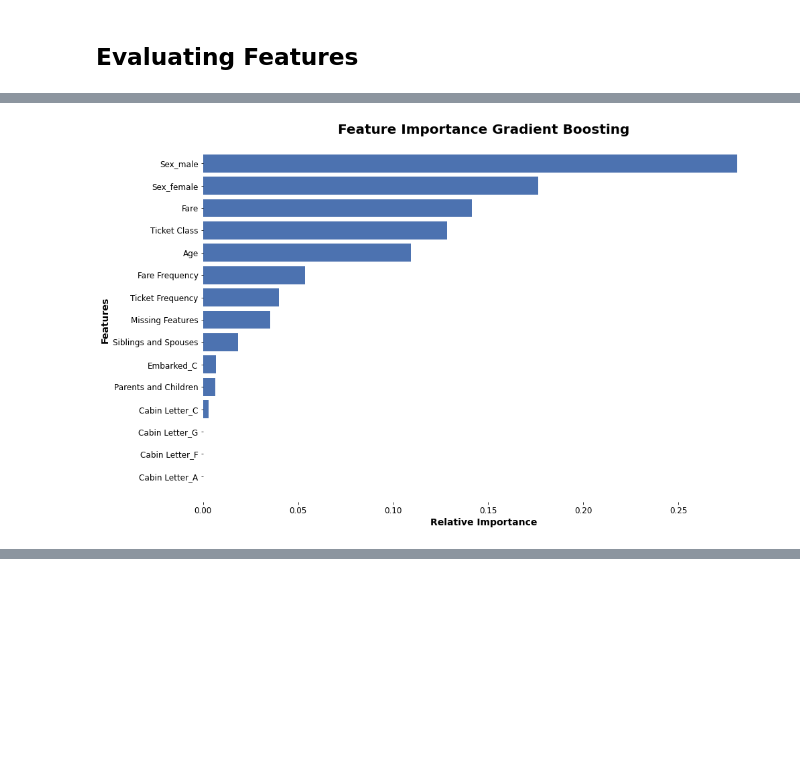
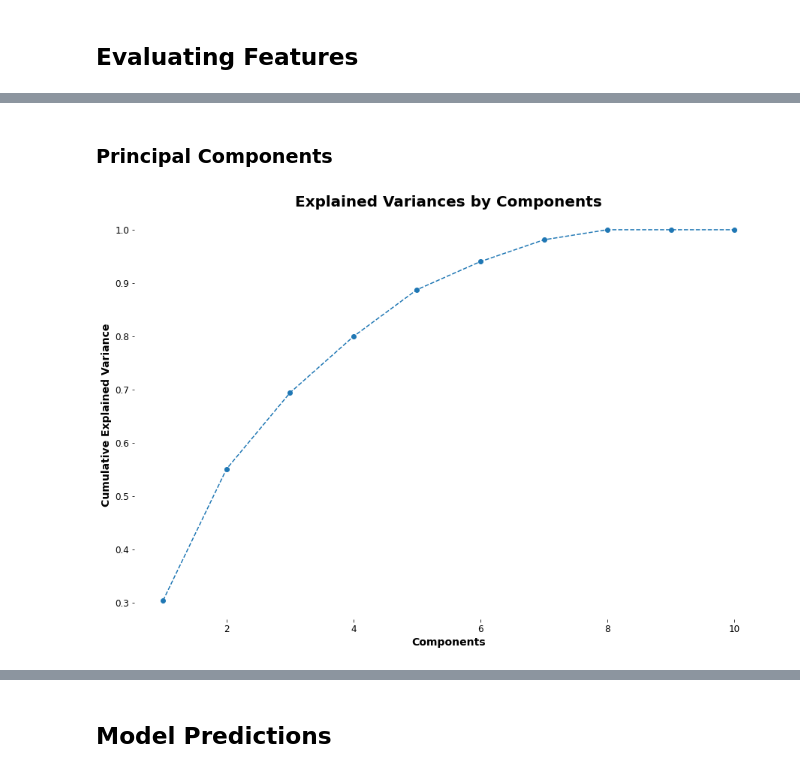
Before and after one commit to ClayGendron/resume_and_documents, a Jupyter notebook: projects/titanic_survival_classification/model/Titanic_Survival_Prediction_Model.ipynb, the cells around one changed output, grey strips where cells are left out. Drawn from its saved outputs; the diff is of its cells as text; code cells hidden in the pictures; blank space fills up the shorter version.

```diff
--- a/projects/titanic_survival_classification/model/Titanic_Survival_Prediction_Model.ipynb
+++ b/projects/titanic_survival_classification/model/Titanic_Survival_Prediction_Model.ipynb
@@ -397,3 +478,7 @@ Percent NA: 0.22%
+# %%
+# removing features
+train_df = train_df.drop(['Siblings and Spouses', 'Parents and Children', 'Cabin'], axis = 1)
+test_df = test_df.drop(['Siblings and Spouses', 'Parents and Children', 'Cabin'], axis = 1)
 # %%
 # responce
 train_y = train_df['Survived']
@@ -826,17 +717,36 @@ plt.show()
-# %%
-# plot relative feature importance from model
-rf_model_importances = rf.feature_importances_
-indices = np.argsort(rf_model_importances)
-features = list(train_x.columns)
-
-plt.figure(figsize = (15, 10))
-plt.title('Feature Importance Gradient Boosting', fontdict = {'size': 20, 'weight': 'bold'})
-plt.barh(range(len(indices)), rf_model_importances[indices], color = '#4C72B0', align = 'center')
-plt.box(False)
-plt.xlabel('Relative Importance', fontdict = {'size': 14, 'weight': 'bold'})
-plt.xticks(fontsize = 12)
-plt.ylabel('Features', fontdict = {'size': 14, 'weight': 'bold'})
-plt.yticks(range(len(indices)), [features[i] for i in indices], fontsize = 12)
-plt.show()
-# %% [output]
-[figure, removed]
+# %% [markdown]
+### Principal Components
+# %%
+np.random.seed(101010)
+
+n_components = train_x.shape[1]
+pca = PCA(n_components)
+pca_df = pd.DataFrame(pca.fit_transform(train_x))
+pca_explained_variance = pca.explained_variance_ratio_
+
+# plot to some cumulative explained variance
+plt.figure(figsize = (15, 10))
+
+plt.plot(range(1, n_components + 1), pca.explained_variance_ratio_.cumsum(), marker = 'o', linestyle = '--')
+plt.title('Explained Variances by Components', fontdict = {'size': 20, 'weight': 'bold'})
+plt.box(False)
+plt.xlabel('Components', fontdict = {'size': 14, 'weight': 'bold'})
+plt.xticks(fontsize = 12)
+plt.ylabel('Cumulative Explained Variance', fontdict = {'size': 14, 'weight': 'bold'})
+plt.yticks(fontsize = 12)
+
+plt.show()
+
+# print dataframe of features in each principal component
+pca_cols = ['PC 1', 'PC 2', 'PC 3', 'PC 4', 'PC 5', 'PC 6', 'PC 7', 'PC 8', 'PC 9', 'PC 10']
+pca_df = pd.DataFrame(np.round(pca.components_.T[:, 0:10], 10), index = train_x.columns, columns = pca_cols)
+
+def pca_colors(val):
+    if val <= -0.25:
+        return 'background: #C44D51'
+    elif val >= 0.25:
+        return 'background: #4C72B0'
+
+pca_df.style.applymap(pca_colors)
+# %% [output]
+[figure, added]
@@ -842,0 +764,2 @@ plt.show()
+# %% [markdown]
+## Model Predictions
```
Also changed, not shown: parts of 38 cells of this notebook, 3 other files.
